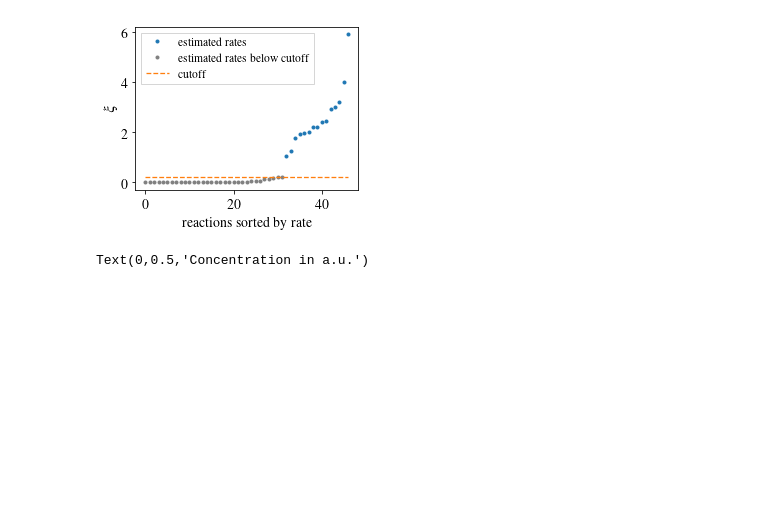
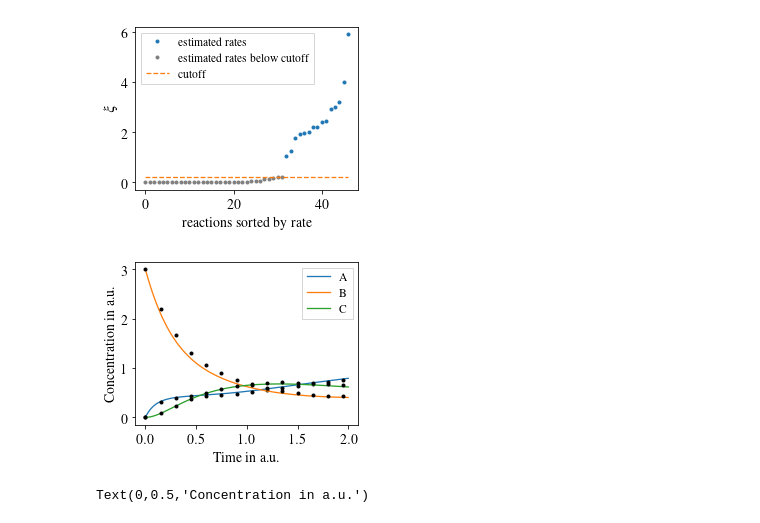
Before and after one commit to readdy/readdy_learn, a Jupyter notebook: docs/makefigures/case1.ipynb, the cells around one changed output. Cells and saved outputs as stored; diff of their text form; code cells hidden in the pictures; blank space fills up the shorter version.

Commit message:
figure update

```diff
--- a/docs/makefigures/case1.ipynb
+++ b/docs/makefigures/case1.ipynb
@@ -381,3 +381,22 @@ f.savefig("case1_cutoff.pdf", bbox_inches="tight", transparent=True)
 [figure]
 # %%
 traj = case_config.get_traj_from_file(os.path.join(DATA_ROOT, "gillespie_trajs_init_1.h5"), 20000, 2)
+# %%
+estimated_rates = lsq[:]
+estimated_rates[np.where(estimated_rates < cutoff)] = 0
+xs, ys = case_config.integrate(case_config.INITIAL_CONDITIONS[0], estimated_rates)
+
+#species = np.array([1, 2, 4, 5, 7, 8])
+species = np.array([2, 5, 8])
+t = np.arange(len(traj[0]))*case_config.TIMESTEP
+stride=50
+for s in species:
+    name = case_config.SPECIES_TEX[s]
+    plt.plot(t, traj[0][:,s], label=r"${}$".format(name))
+    plt.plot(xs[::stride], ys[:, s][::stride], 'k.')
+plt.legend()
+plt.xlabel('Time in a.u.')
+plt.ylabel('Concentration in a.u.')
+plt.savefig('case1_lsq_trajectory.pdf', bbox_inches='tight', transparent=True)
+# %% [output]
+[figure, added]
```
Also changed, not shown: parts of 1 cell of this notebook, 3 other files.
